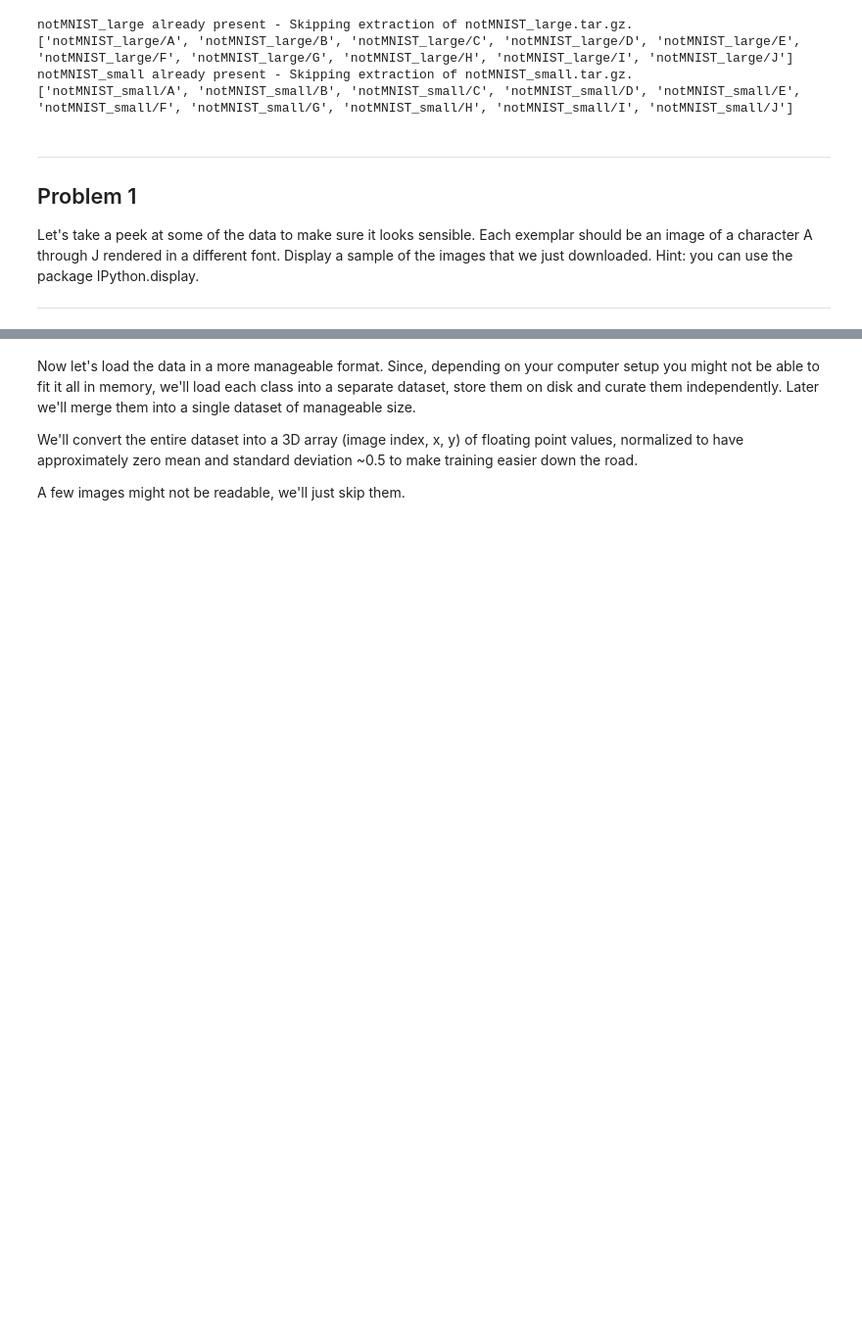
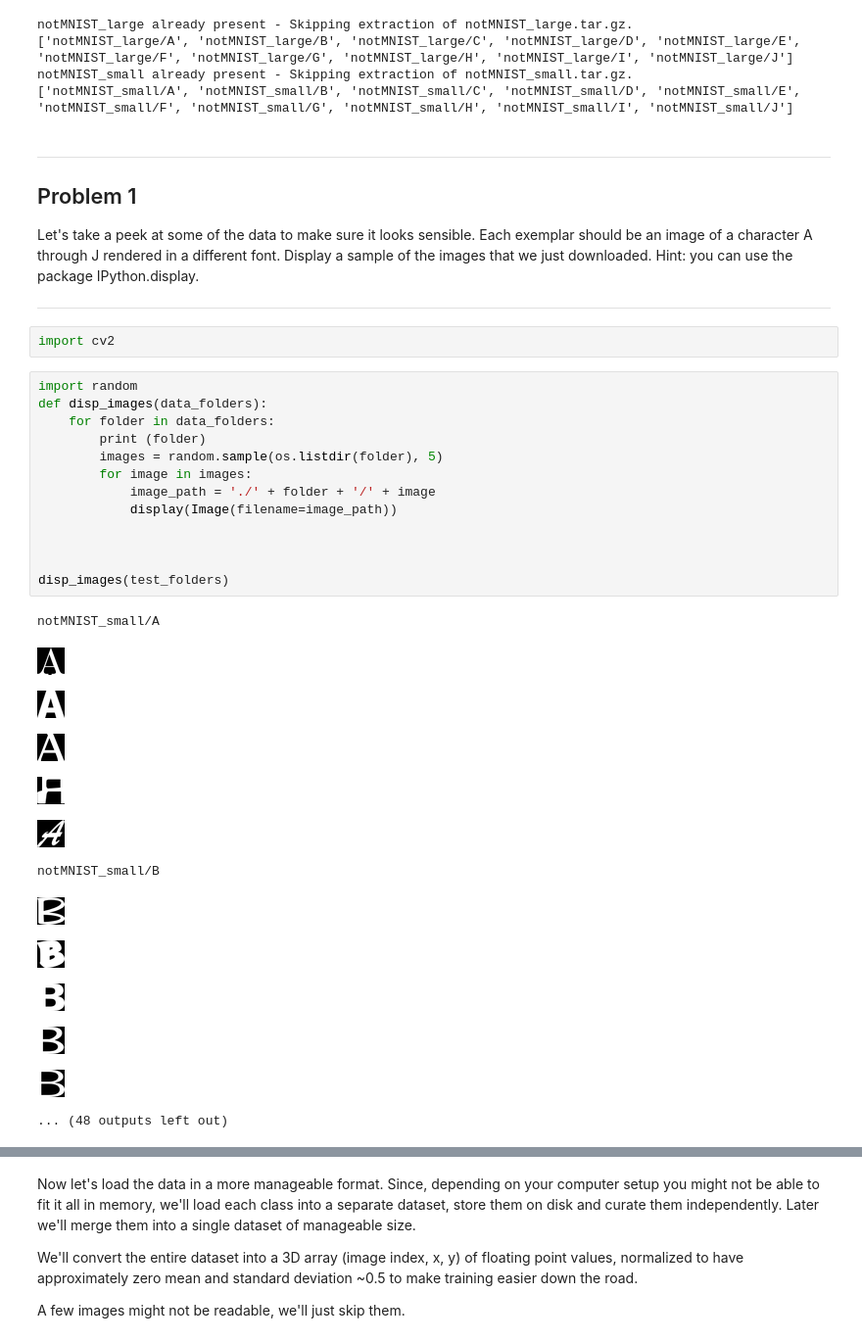
Before and after one commit to KrunalChande/DeepLearning, a Jupyter notebook: 1_notmnist.ipynb, the cells around one changed output, grey strips where cells are left out. Shown: that part at 98% size. Drawn from its saved outputs; the diff is of its cells as text; blank space fills up the shorter version.

```diff
--- a/1_notmnist.ipynb
+++ b/1_notmnist.ipynb
@@ -110,3 +110,32 @@ Problem 1
 Let's take a peek at some of the data to make sure it looks sensible. Each exemplar should be an image of a character A through J rendered in a different font. Display a sample of the images that we just downloaded. Hint: you can use the package IPython.display.
 
 ---
+# %%
+import cv2
+# %%
+import random
+def disp_images(data_folders):
+    for folder in data_folders:
+        print (folder)
+        images = random.sample(os.listdir(folder), 5)
+        for image in images:
+            image_path = './' + folder + '/' + image
+            display(Image(filename=image_path))
+
+
+
+disp_images(test_folders)
+# %% [output]
+notMNIST_small/A
+[figure, added]
+[figure, added]
+[figure, added]
+[figure, added]
+[figure, added]
+notMNIST_small/B
+[figure, added]
+[figure, added]
+[figure, added]
+[figure, added]
+[figure, added]
+... (48 outputs left out)
```
Also changed, not shown: parts of 4 cells of this notebook.
